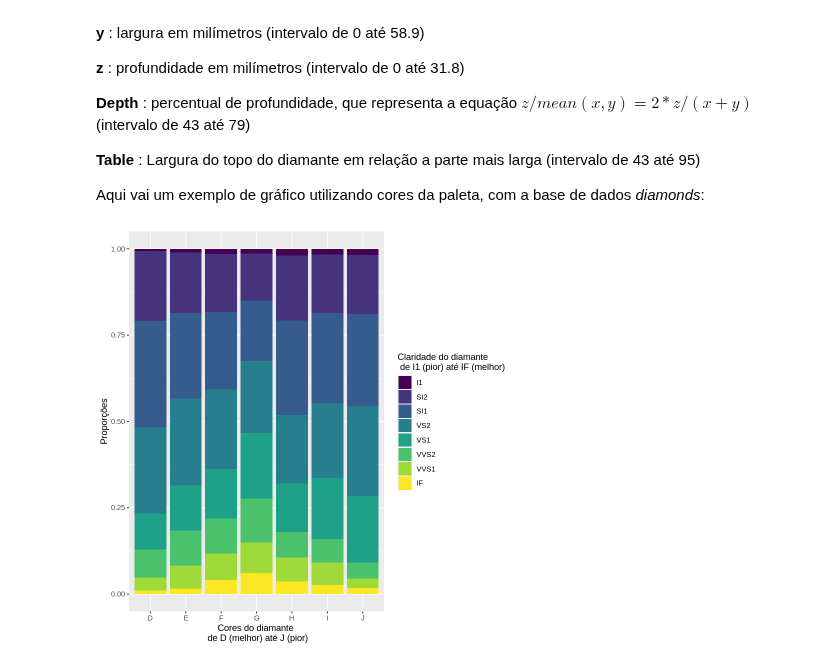
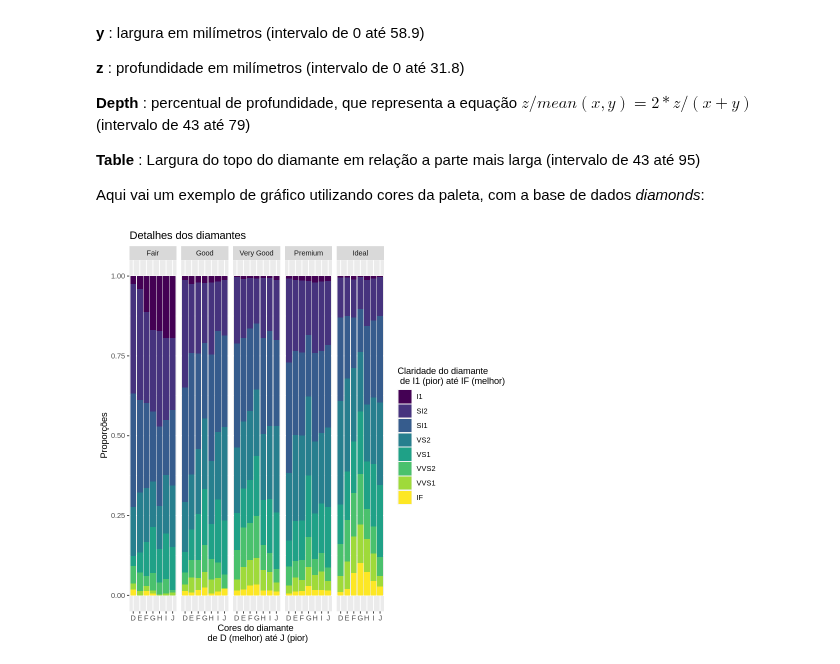
Before and after one commit to Rogerio-mack/Ling-de-Prog-para-Ciencia-de-Dados, a Jupyter notebook: Trilha 7.ipynb, the cells around one changed output. Saved outputs shown, nothing was run; the diff lists cells and outputs as text; code cells hidden in the pictures.

Commit message:
Detalhe dos diamantes com o corte

```diff
--- a/Trilha 7.ipynb
+++ b/Trilha 7.ipynb
@@ -79,14 +77,16 @@ Aqui vai um exemplo de gráfico utilizando cores da paleta, com a base de dados
 # %%
 library(ggplot2)
 library(tidyverse)
 
 diamonds_plot <- diamonds %>%
     ggplot(aes(x = color, fill = clarity)) +
     geom_bar(position = 'fill') +
     xlab('Cores do diamante \n de D (melhor) até J (pior)') +
     ylab('Proporções') +
-    labs(fill = "Claridade do diamante \n de I1 (pior) até IF (melhor)")
+    labs(fill = "Claridade do diamante \n de I1 (pior) até IF (melhor)") +
+    facet_grid(. ~ cut) +
+    ggtitle("Detalhes dos diamantes")
 
 diamonds_plot
 # %% [output]
-[figure, old version]
+[figure, new version]
```
Also changed, not shown: parts of 3 cells of this notebook.
